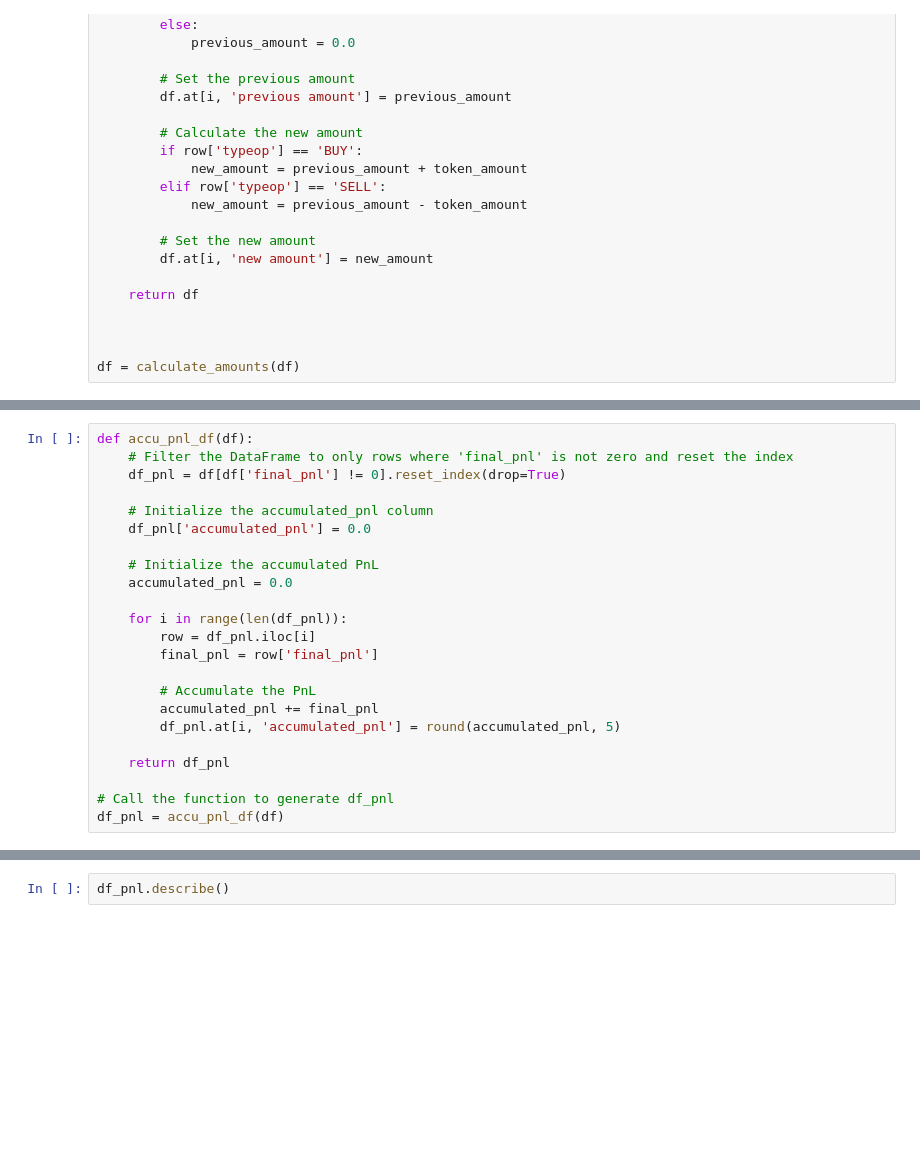
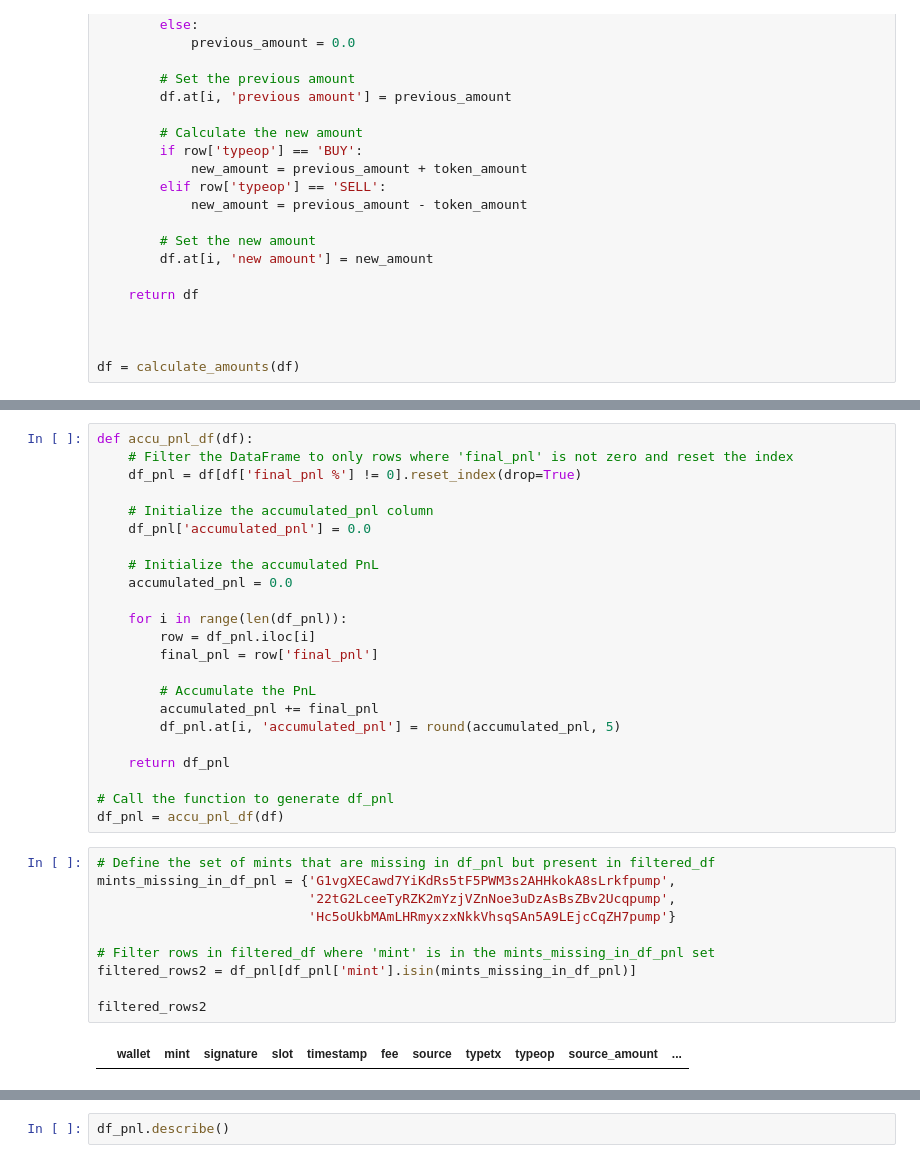
Before and after one commit to grobelr/tgbot-sol, a Jupyter notebook: utils-tester.ipynb, the cells around one changed output, grey strips where cells are left out. Cells and saved outputs as stored; diff of their text form; blank space fills up the shorter version.

```diff
--- a/utils-tester.ipynb
+++ b/utils-tester.ipynb
@@ -142,7 +196,7 @@ df.head()
 # %%
 def accu_pnl_df(df):
     # Filter the DataFrame to only rows where 'final_pnl' is not zero and reset the index
-    df_pnl = df[df['final_pnl'] != 0].reset_index(drop=True)
+    df_pnl = df[df['final_pnl %'] != 0].reset_index(drop=True)
 
     # Initialize the accumulated_pnl column
     df_pnl['accumulated_pnl'] = 0.0
@@ -162,3 +216,15 @@ def accu_pnl_df(df):
 
 # Call the function to generate df_pnl
 df_pnl = accu_pnl_df(df)
+# %%
+# Define the set of mints that are missing in df_pnl but present in filtered_df
+mints_missing_in_df_pnl = {'G1vgXECawd7YiKdRs5tF5PWM3s2AHHkokA8sLrkfpump',
+                           '22tG2LceeTyRZK2mYzjVZnNoe3uDzAsBsZBv2Ucqpump',
+                           'Hc5oUkbMAmLHRmyxzxNkkVhsqSAn5A9LEjcCqZH7pump'}
+
+# Filter rows in filtered_df where 'mint' is in the mints_missing_in_df_pnl set
+filtered_rows2 = df_pnl[df_pnl['mint'].isin(mints_missing_in_df_pnl)]
+
+filtered_rows2
+# %% [output]
+|  | wallet | mint | signature | slot | timestamp | fee | source | typetx | typeop | source_amount | ... |
```
Also changed, not shown: parts of 11 cells of this notebook, 1 other file.
